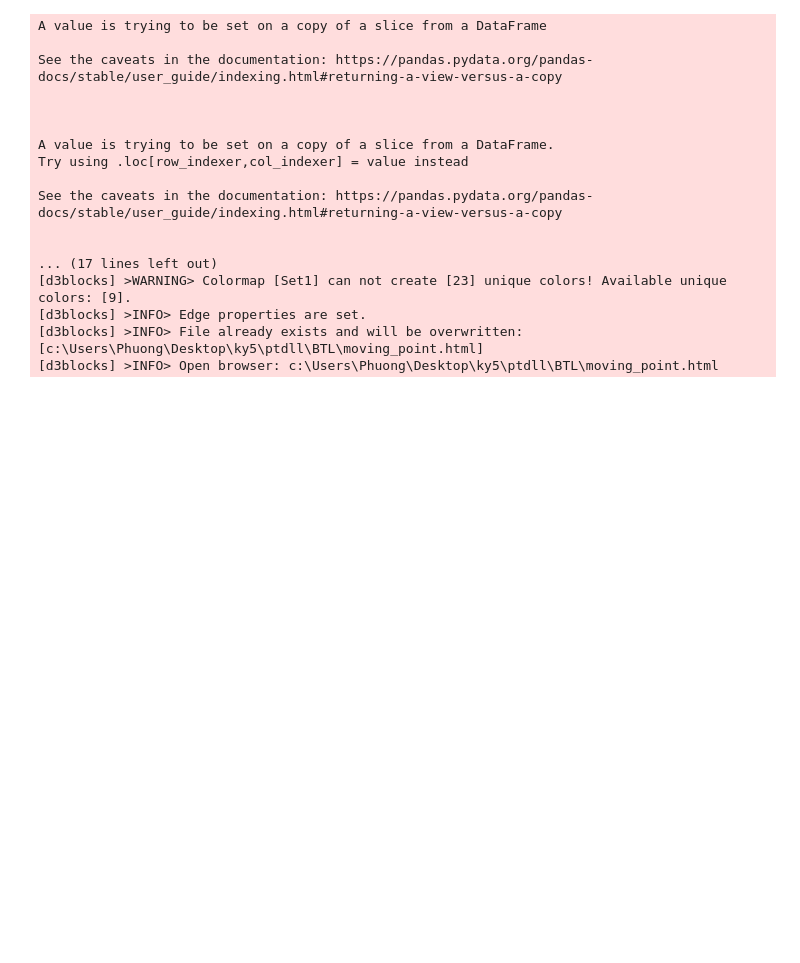
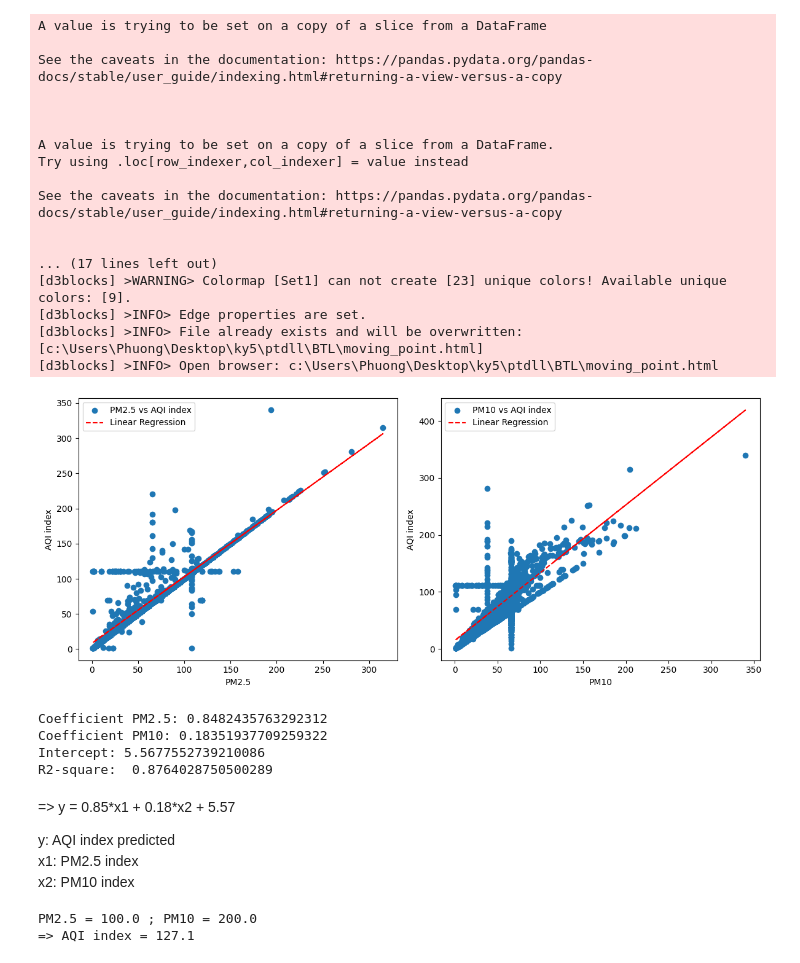
Before and after one commit to tmph2003/Descriptive-Analytics, a Jupyter notebook: Pre-processing-data.ipynb, the cells around one changed output. Drawn from its saved outputs; the diff is of its cells as text; code cells hidden in the pictures; blank space fills up the shorter version.

```diff
--- a/Pre-processing-data.ipynb
+++ b/Pre-processing-data.ipynb
@@ -227,11 +229,8 @@ for i in df_column_dtype:
     fig.show()
 # %% [markdown]
 ### Line plot for pollution index by month and station ID
-# %%
-df_plt3 = df[df_column_dtype + ['Month'] + ['Station ID']].groupby(['Month', 'Station ID']).mean().reset_index()
-for i in df_column_dtype:
-    fig = px.line(title=f'Line Plot for {i}')  # Initialize the figure with a title
-    for j in df['Station ID'].unique():
-        df_station = df_plt3[df_plt3['Station ID'] == j]
-        fig.add_scatter(x=df_station['Month'], y=df_station[i], mode='lines', name=f'Station ID {j}')
-    fig.show()
+# %%
+df[['Latitude', 'Longtitude']] = df['Location'].str.split(",", expand=True)
+# %%
+df['Latitude'] = df['Latitude'].astype(float)
+df['Longtitude'] = df['Longtitude'].astype(float)
@@ -263,3 +284,51 @@ See the caveats in the documentation: https://pandas.pydata.org/pandas-docs/stab
 [d3blocks] >INFO> Edge properties are set.
 [d3blocks] >INFO> File already exists and will be overwritten: [c:\Users\Phuong\Desktop\ky5\ptdll\BTL\moving_point.html]
 [d3blocks] >INFO> Open browser: c:\Users\Phuong\Desktop\ky5\ptdll\BTL\moving_point.html
+# %%
+X = df[['PM2.5', 'PM10']]
+Y = df['AQI index']
+
+# Compare the dependence of variables
+fig, axes = plt.subplots(nrows=1, ncols=2, figsize=(12, 5))
+for i, column in enumerate(X.columns):
+    axes[i].scatter(X[column], Y, label=f'{column} vs AQI index')
+
+    model = LinearRegression()
+    model.fit(X[[column]], Y)
+    axes[i].plot(X[column], model.predict(X[[column]]), color='red', linestyle='--', label='Linear Regression')
+
+    axes[i].set_xlabel(column)
+    axes[i].set_ylabel('AQI index')
+    axes[i].legend()
+
+plt.tight_layout()
+plt.show()
+# %% [output]
+[figure, added]
+# %%
+# Multivariable regression model
+model = LinearRegression()
+model.fit(X, Y)
+r2 = model.score(X, Y)
+for i, column in enumerate(X.columns):
+    print("Coefficient", f'{column}: {model.coef_[i]}')
+print("Intercept:", model.intercept_)
+print("R2-square: ", r2)
+# %% [output]
+Coefficient PM2.5: 0.8482435763292312
+Coefficient PM10: 0.18351937709259322
+Intercept: 5.5677552739210086
+R2-square:  0.8764028750500289
+# %% [markdown]
+<p>=> y = 0.85*x1 + 0.18*x2 + 5.57</p>
+y: AQI index predicted<br>
+x1: PM2.5 index<br>
+x2: PM10 index
+# %%
+pm25_new = float(input("Enter PM2.5: "))
+pm10_new = float(input("Enter PM10 : "))
+predicted_aqi = model.predict([[pm25_new, pm10_new]])[0]
+print("PM2.5 =", pm25_new, "; PM10 =", pm10_new, "\n=> AQI index =", round(predicted_aqi, 2))
+# %% [output]
+PM2.5 = 100.0 ; PM10 = 200.0
+=> AQI index = 127.1
```
Also changed, not shown: parts of 2 cells of this notebook, 5 other files.
